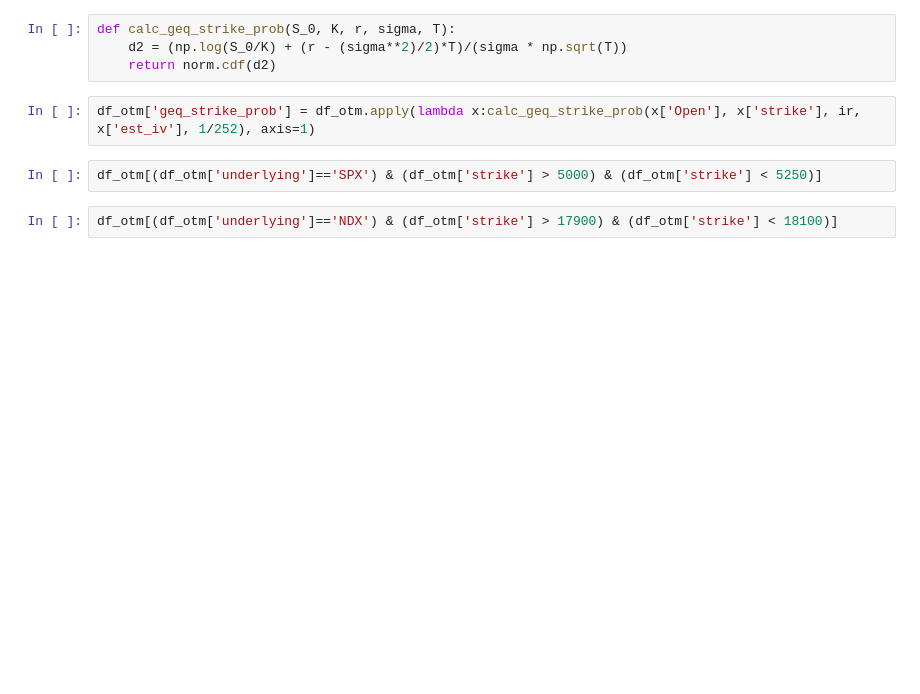
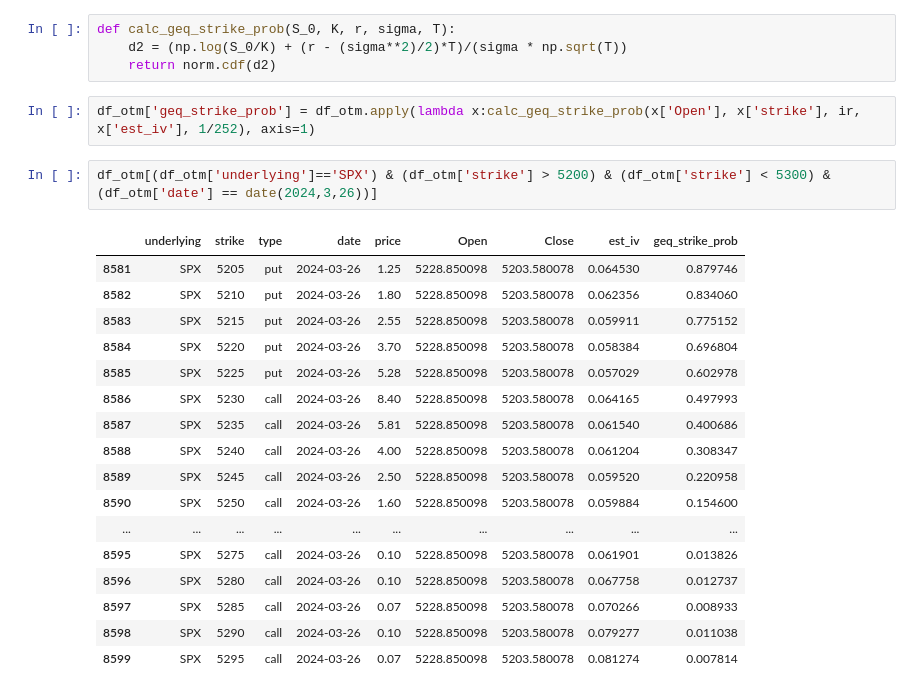
Before and after one commit to ijamil1/kalshi_mm, a Jupyter notebook: options_implied_right_tail_prob.ipynb, the cells around one changed output. Saved outputs shown, nothing was run; the diff lists cells and outputs as text; blank space fills up the shorter version.

```diff
--- a/options_implied_right_tail_prob.ipynb
+++ b/options_implied_right_tail_prob.ipynb
@@ -217,6 +250,22 @@ def calc_geq_strike_prob(S_0, K, r, sigma, T):
 # %%
 df_otm['geq_strike_prob'] = df_otm.apply(lambda x:calc_geq_strike_prob(x['Open'], x['strike'], ir, x['est_iv'], 1/252), axis=1)
 # %%
-df_otm[(df_otm['underlying']=='SPX') & (df_otm['strike'] > 5000) & (df_otm['strike'] < 5250)]
+df_otm[(df_otm['underlying']=='SPX') & (df_otm['strike'] > 5200) & (df_otm['strike'] < 5300) & (df_otm['date'] == date(2024,3,26))]
+# %% [output]
+|  | underlying | strike | type | date | price | Open | Close | est_iv | geq_strike_prob |
+| 8581 | SPX | 5205 | put | 2024-03-26 | 1.25 | 5228.850098 | 5203.580078 | 0.064530 | 0.879746 |
+| 8582 | SPX | 5210 | put | 2024-03-26 | 1.80 | 5228.850098 | 5203.580078 | 0.062356 | 0.834060 |
+| 8583 | SPX | 5215 | put | 2024-03-26 | 2.55 | 5228.850098 | 5203.580078 | 0.059911 | 0.775152 |
+| 8584 | SPX | 5220 | put | 2024-03-26 | 3.70 | 5228.850098 | 5203.580078 | 0.058384 | 0.696804 |
+| 8585 | SPX | 5225 | put | 2024-03-26 | 5.28 | 5228.850098 | 5203.580078 | 0.057029 | 0.602978 |
+| 8586 | SPX | 5230 | call | 2024-03-26 | 8.40 | 5228.850098 | 5203.580078 | 0.064165 | 0.497993 |
+| 8587 | SPX | 5235 | call | 2024-03-26 | 5.81 | 5228.850098 | 5203.580078 | 0.061540 | 0.400686 |
+| 8588 | SPX | 5240 | call | 2024-03-26 | 4.00 | 5228.850098 | 5203.580078 | 0.061204 | 0.308347 |
+| 8589 | SPX | 5245 | call | 2024-03-26 | 2.50 | 5228.850098 | 5203.580078 | 0.059520 | 0.220958 |
+| 8590 | SPX | 5250 | call | 2024-03-26 | 1.60 | 5228.850098 | 5203.580078 | 0.059884 | 0.154600 |
+| ... | ... | ... | ... | ... | ... | ... | ... | ... | ... |
+| 8595 | SPX | 5275 | call | 2024-03-26 | 0.10 | 5228.850098 | 5203.580078 | 0.061901 | 0.013826 |
+| 8596 | SPX | 5280 | call | 2024-03-26 | 0.10 | 5228.850098 | 5203.580078 | 0.067758 | 0.012737 |
+| 8597 | SPX | 5285 | call | 2024-03-26 | 0.07 | 5228.850098 | 5203.580078 | 0.070266 | 0.008933 |
+| 8598 | SPX | 5290 | call | 2024-03-26 | 0.10 | 5228.850098 | 5203.580078 | 0.079277 | 0.011038 |
+| 8599 | SPX | 5295 | call | 2024-03-26 | 0.07 | 5228.850098 | 5203.580078 | 0.081274 | 0.007814 |
-# %%
-df_otm[(df_otm['underlying']=='NDX') & (df_otm['strike'] > 17900) & (df_otm['strike'] < 18100)]
```
Also changed, not shown: parts of 19 cells of this notebook.
